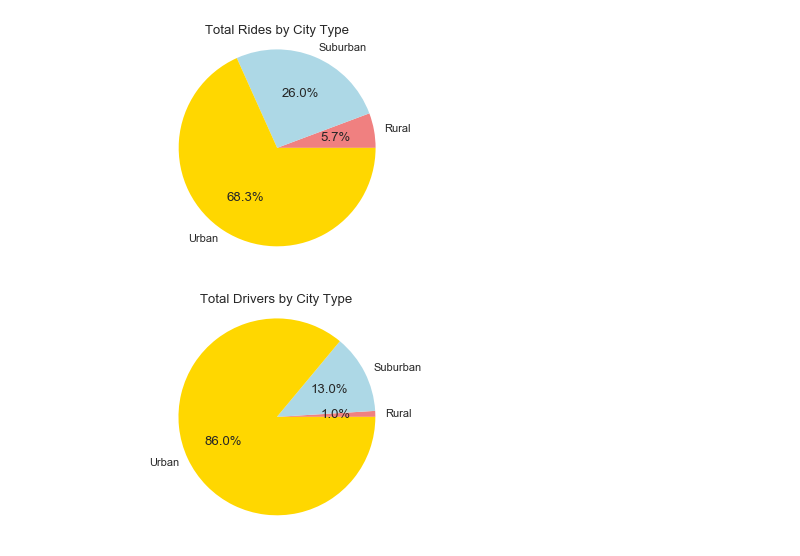
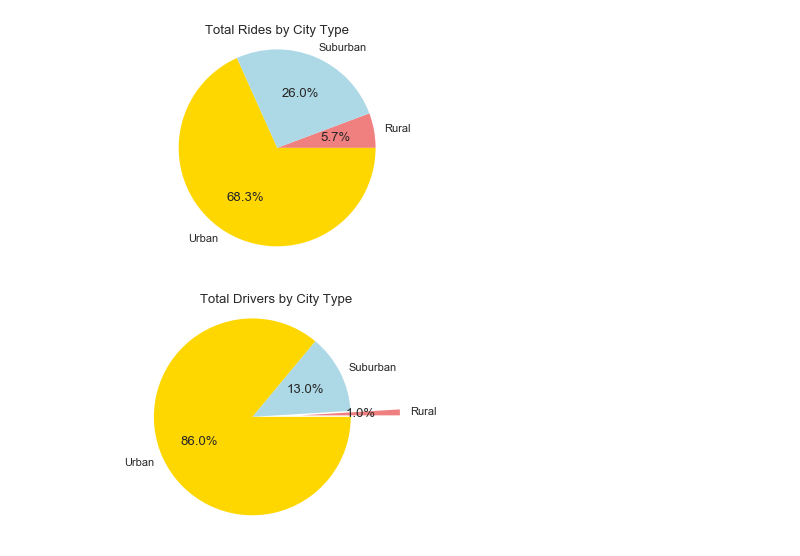
Before and after one commit to malvika/matplotlib-challenge, a Jupyter notebook: Pyber/Pyber.ipynb, the cells around one changed output. Saved outputs shown, nothing was run; the diff lists cells and outputs as text; code cells hidden in the pictures.

```diff
--- a/Pyber/Pyber.ipynb
+++ b/Pyber/Pyber.ipynb
@@ -188,12 +188,12 @@ plt.show()
 # %%
 # Pie Chart% of Total Drivers by City Type
 
 total_drivers = pyber_df.groupby("type")["driver_count"].sum()
 plt.title("Total Drivers by City Type")
 plt.pie(total_drivers, labels = ["Rural","Suburban","Urban"],
         colors = ["lightcoral", "lightblue", "gold"],
-        explode = (0.0,0,0), autopct="%.1f%%")
+        explode = (0.5,0,0), autopct="%.1f%%")
 plt.axis("equal")
 plt.show()
 # %% [output]
-[figure, old version]
+[figure, new version]
```
Also changed, not shown: parts of 6 cells of this notebook.
